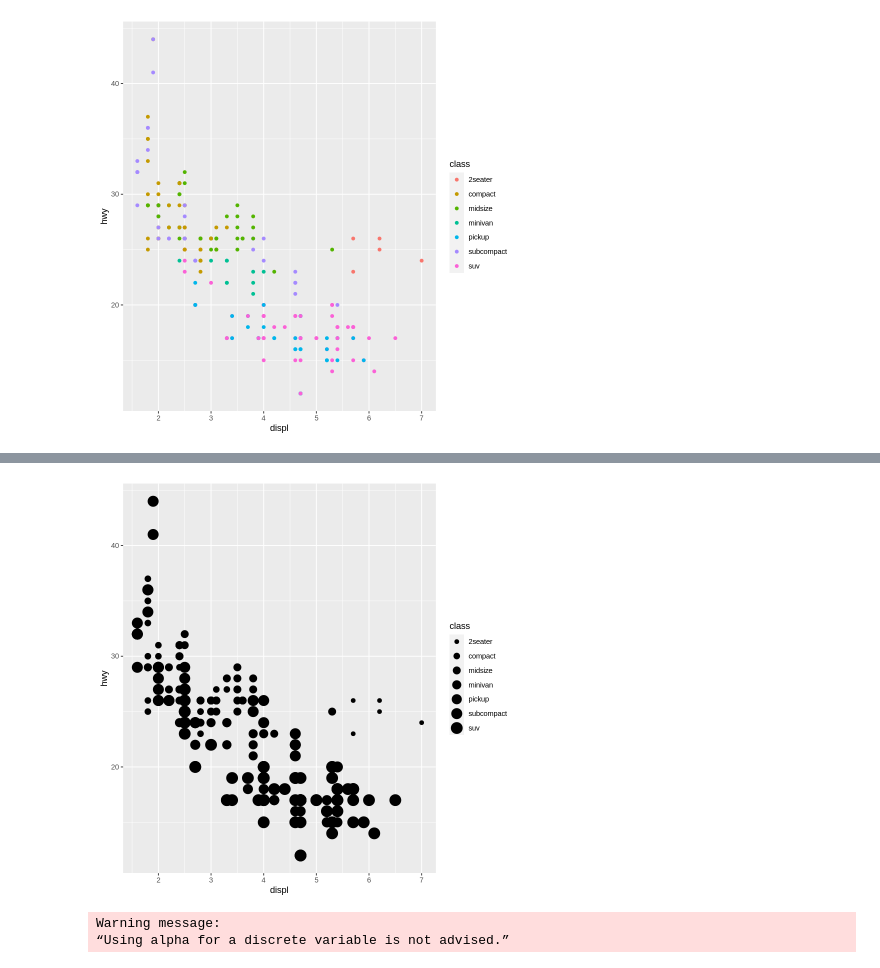
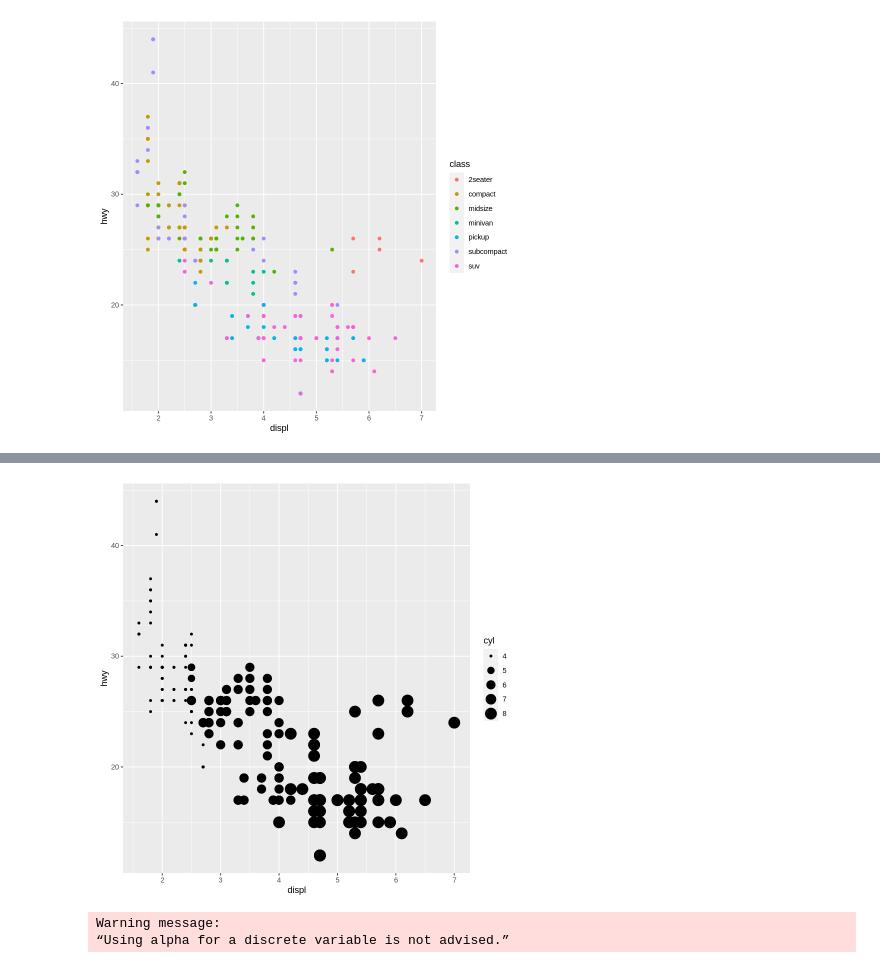
Before and after one commit to ikwak2/testrepository, a Jupyter notebook: R4df_1.ipynb, the cells around one changed output, grey strips where cells are left out. Saved outputs shown, nothing was run; the diff lists cells and outputs as text; code cells hidden in the pictures.

```diff
--- a/R4df_1.ipynb
+++ b/R4df_1.ipynb
@@ -508,5 +557,5 @@ ggplot(data = mpg, mapping = aes(x = displ, y = hwy, color = class)) + geom_poin
 # %% [output]
 [figure]
 # %%
-ggplot(data = mpg, mapping = aes(x = displ, y = hwy, size = class)) + geom_point()
+ggplot(data = mpg, mapping = aes(x = displ, y = hwy, size = cyl)) + geom_point()
 # %% [output]
@@ -515,4 +562,4 @@ Warning message:
-[figure, old version]
+[figure, new version]
 # %%
 ggplot(data = mpg, mapping = aes(x = displ, y = hwy, alpha = class)) + geom_point()
 # %% [output]
```
Also changed, not shown: parts of 16 cells of this notebook.
